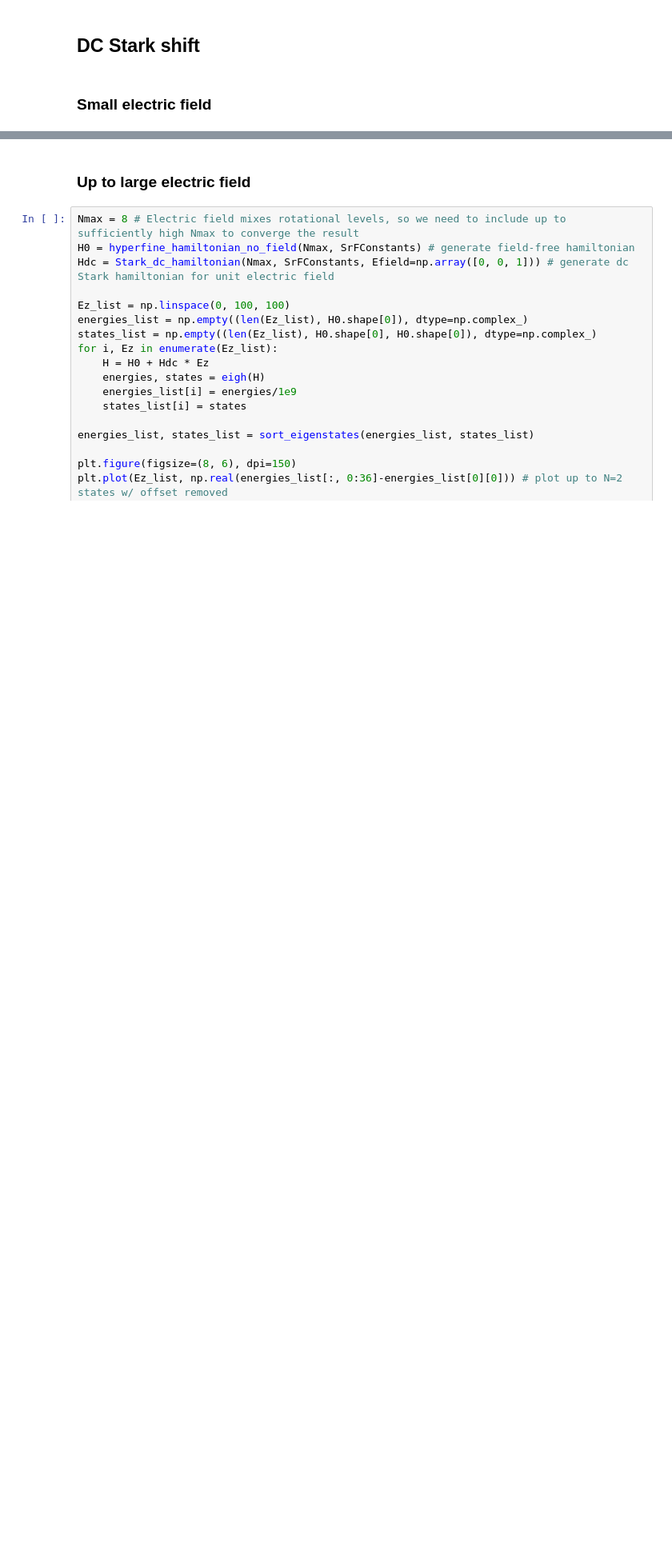
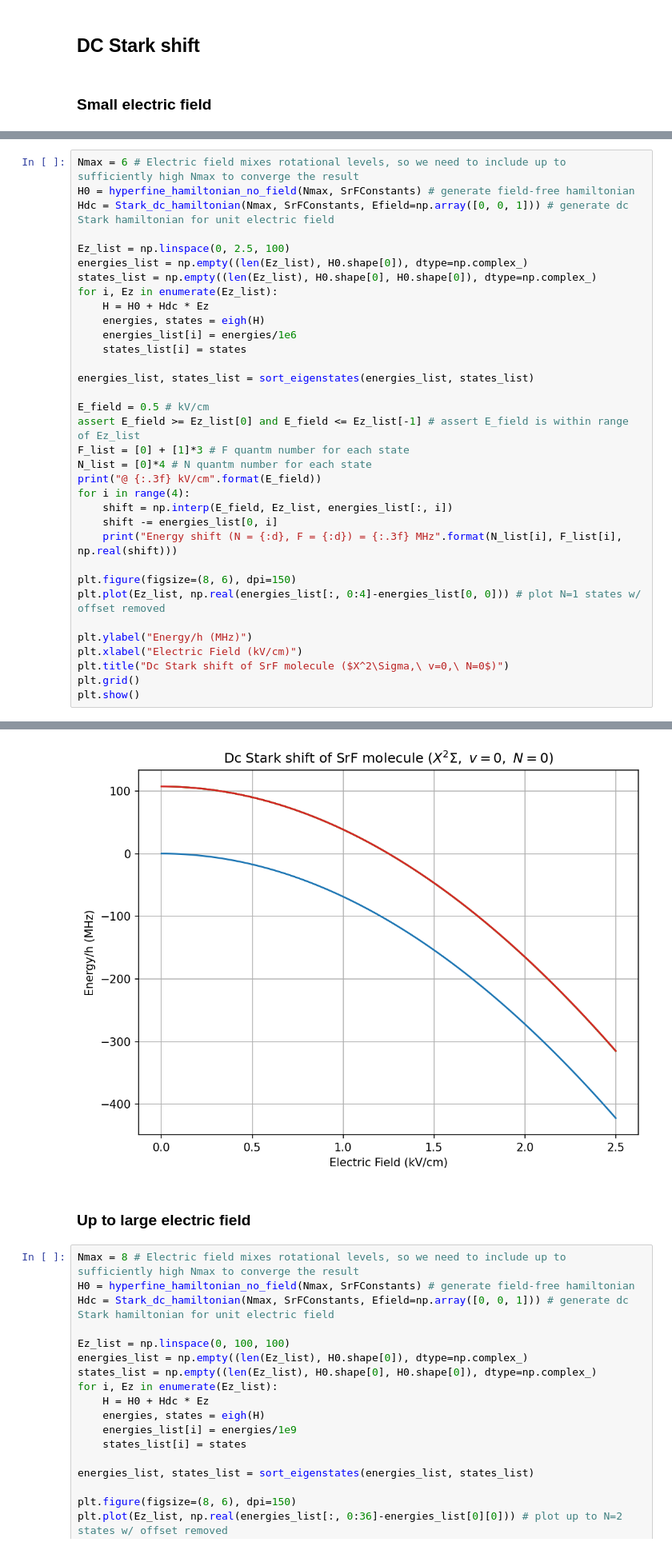
Before and after one commit to qw372/Diatomic-Py-SrF, a Jupyter notebook: examples/example_stark_dc.ipynb, the cells around one changed output, grey strips where cells are left out. Shown at 80% size. Saved outputs shown, nothing was run; the diff lists cells and outputs as text; blank space fills up the shorter version.

```diff
--- a/examples/example_stark_dc.ipynb
+++ b/examples/example_stark_dc.ipynb
@@ -44,0 +68,35 @@ plt.show()
+# %%
+Nmax = 6 # Electric field mixes rotational levels, so we need to include up to sufficiently high Nmax to converge the result
+H0 = hyperfine_hamiltonian_no_field(Nmax, SrFConstants) # generate field-free hamiltonian
+Hdc = Stark_dc_hamiltonian(Nmax, SrFConstants, Efield=np.array([0, 0, 1])) # generate dc Stark hamiltonian for unit electric field
+
+Ez_list = np.linspace(0, 2.5, 100)
+energies_list = np.empty((len(Ez_list), H0.shape[0]), dtype=np.complex_)
+states_list = np.empty((len(Ez_list), H0.shape[0], H0.shape[0]), dtype=np.complex_)
+for i, Ez in enumerate(Ez_list):
+    H = H0 + Hdc * Ez
+    energies, states = eigh(H)
+    energies_list[i] = energies/1e6
+    states_list[i] = states
+
+energies_list, states_list = sort_eigenstates(energies_list, states_list)
+
+E_field = 0.5 # kV/cm
+assert E_field >= Ez_list[0] and E_field <= Ez_list[-1] # assert E_field is within range of Ez_list
+F_list = [0] + [1]*3 # F quantm number for each state
+N_list = [0]*4 # N quantm number for each state
+print("@ {:.3f} kV/cm".format(E_field))
+for i in range(4):
+    shift = np.interp(E_field, Ez_list, energies_list[:, i])
+    shift -= energies_list[0, i]
+    print("Energy shift (N = {:d}, F = {:d}) = {:.3f} MHz".format(N_list[i], F_list[i], np.real(shift)))
+
+plt.figure(figsize=(8, 6), dpi=150)
+plt.plot(Ez_list, np.real(energies_list[:, 0:4]-energies_list[0, 0])) # plot N=1 states w/ offset removed
+
+plt.ylabel("Energy/h (MHz)")
+plt.xlabel("Electric Field (kV/cm)")
+plt.title("Dc Stark shift of SrF molecule ($X^2\Sigma,\ v=0,\ N=0$)")
+plt.grid()
+plt.show()
+# %% [output]
@@ -45,3 +108,4 @@ plt.show()
+[figure, added]
 # %% [markdown]
 ### Up to large electric field
 # %%
```
Also changed, not shown: parts of 5 cells of this notebook.
